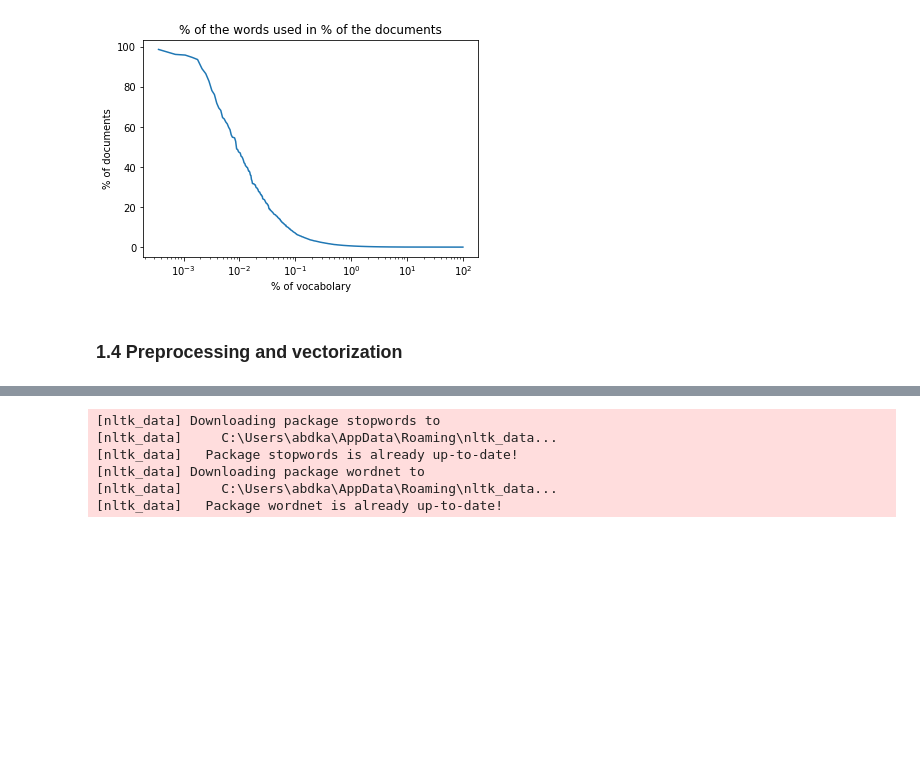
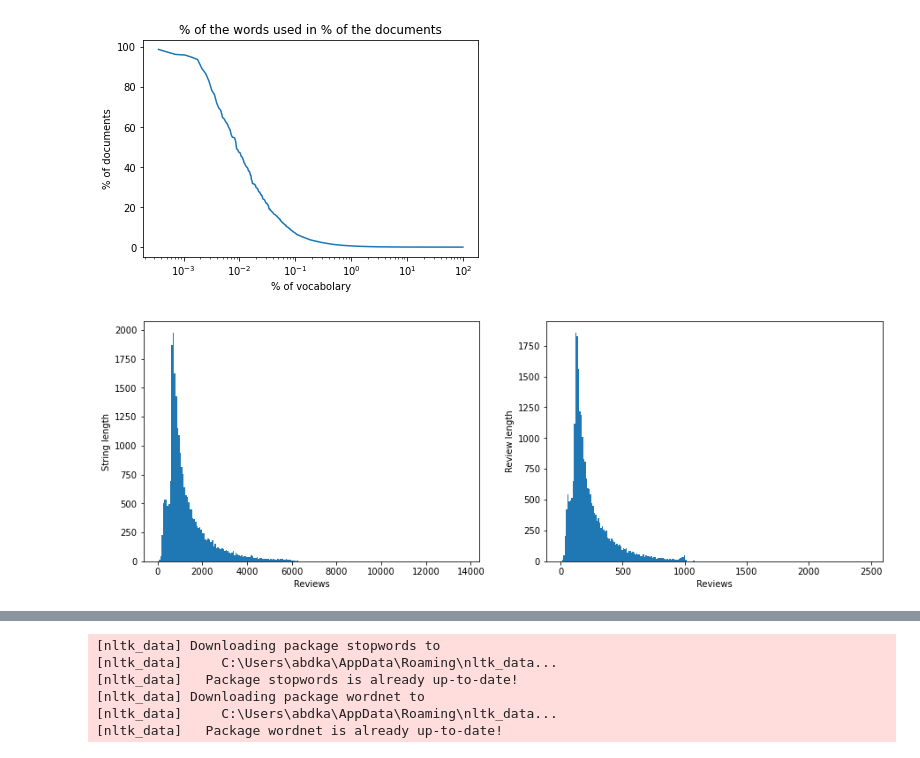
Before and after one commit to STProgrammer/GA-classification, a Jupyter notebook: GA-text-classification.ipynb, the cells around one changed output, grey strips where cells are left out. Saved outputs shown, nothing was run; the diff lists cells and outputs as text; code cells hidden in the pictures; blank space fills up the shorter version.

```diff
--- a/GA-text-classification.ipynb
+++ b/GA-text-classification.ipynb
@@ -144,5 +158,19 @@ ax.set_ylabel("% of documents")
 # %% [output]
 Text(0, 0.5, '% of documents')
 [figure]
-# %% [markdown]
-### 1.4 Preprocessing and vectorization
+# %%
+# Length distribution of the reviews
+train_set['rev_lens_raw'] = train_set['review'].str.len()
+train_set['rev_lens_words'] = train_set['review'].str.split().apply(len)
+fig, ax = plt.subplots(1, 2, figsize=(15,5))
+
+ax[0].hist(train_set['rev_lens_raw'], bins='auto')
+ax[0].set_xlabel("Reviews")
+ax[0].set_ylabel("String length")
+ax[1].hist(train_set['rev_lens_words'], bins='auto')
+ax[1].set_xlabel("Reviews")
+ax[1].set_ylabel("Review length")
+
+plt.show()
+# %% [output]
+[figure, added]
```
Also changed, not shown: parts of 11 cells of this notebook.
